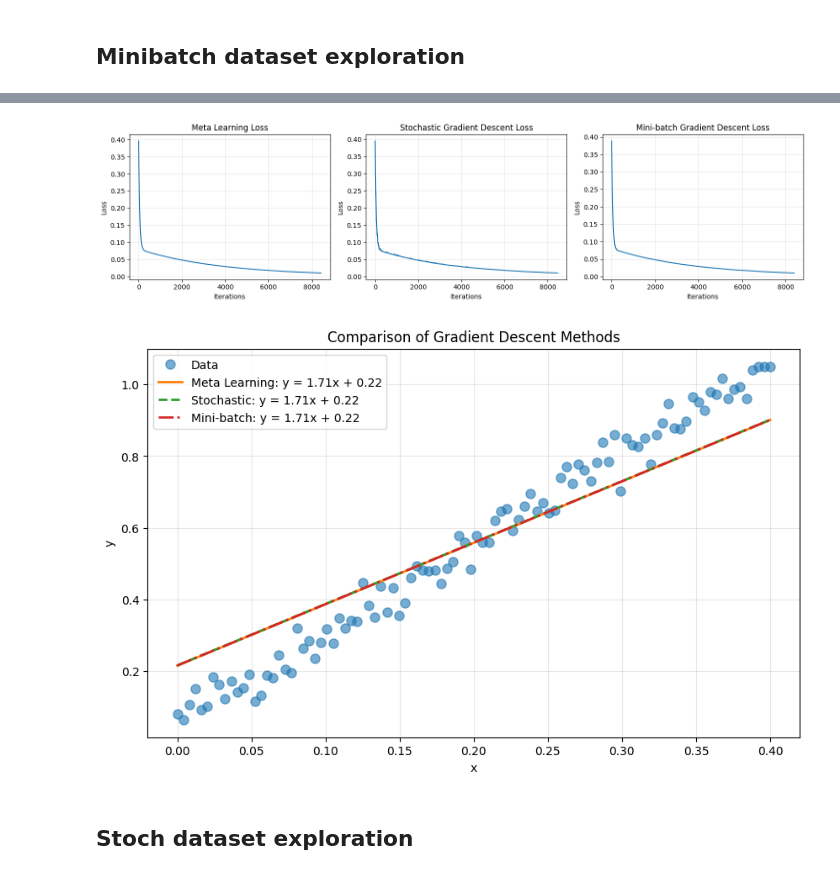
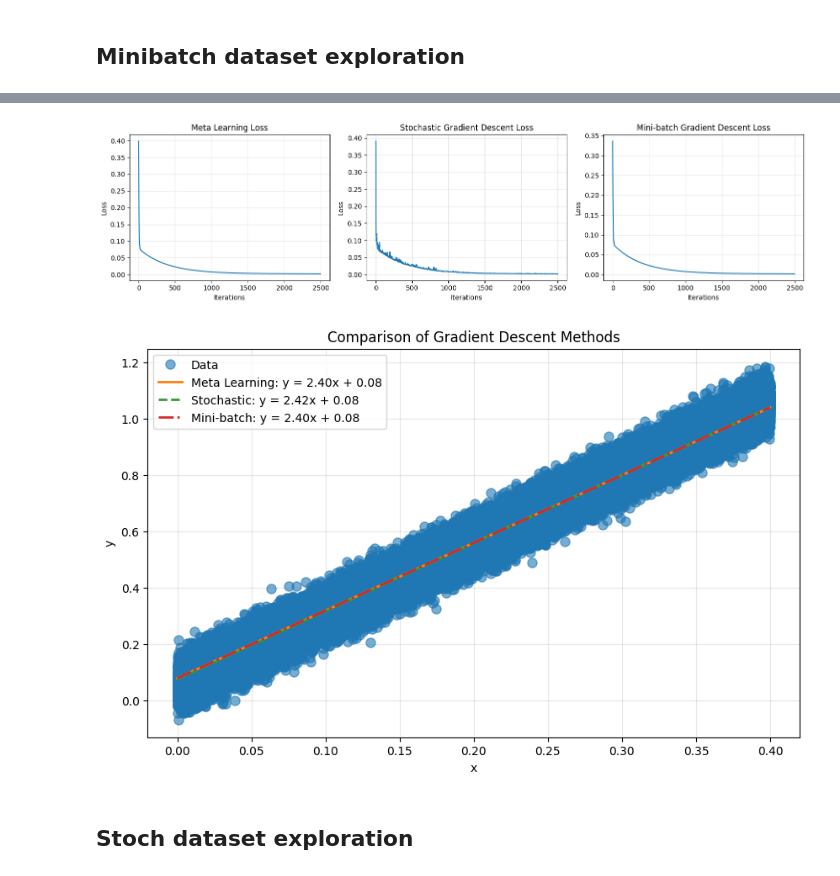
Before and after one commit to GreenCurve/prj-fin, a Jupyter notebook: 01_Floating_point_numbers.ipynb, the cells around one changed output, grey strips where cells are left out. Saved outputs shown, nothing was run; the diff lists cells and outputs as text; code cells hidden in the pictures.

```diff
--- a/01_Floating_point_numbers.ipynb
+++ b/01_Floating_point_numbers.ipynb
@@ -34,7 +34,7 @@ Suppose we need to find solution to the regression (find some parameters for it)
 # %% [markdown]
 ### Vanilla Gradient Descent
 # %%
-def gradient_descent_meta(data_x, data_y, iterations=500, learning_rate=0.05, tol=1e-2):
+def gradient_descent_meta(data_x, data_y, iterations=np.inf, learning_rate=0.05, tol=1e-2):
     """gradient_descent(data_x, data_y, iterations=1000, learning_rate=0.05) -> slope, intercept, mc, loss
     linear regression by using the gradient descent algorithm"""
     N = len(data_x)
@@ -46,7 +46,7 @@ def gradient_descent_meta(data_x, data_y, iterations=500, learning_rate=0.05, to
 
     loss_c = tol + 1
 
-    while loss_c > tol:
+    while (loss_c > tol) and (len(loss) < iterations):
         # Compute the current error
         y = data_x * m + c      # predicted value
         error =  data_y - y     # vector of differences between predicted and actual
@@ -76,7 +76,7 @@ def gradient_descent_meta(data_x, data_y, iterations=500, learning_rate=0.05, to
 # %% [markdown]
 https://www.geeksforgeeks.org/machine-learning/different-variants-of-gradient-descent/
 # %%
-def gradient_descent_mini(data_x, data_y, iterations=500, learning_rate=0.05, tol=1e-2, batch_size=20):
+def gradient_descent_mini(data_x, data_y, iterations=np.inf, learning_rate=0.05, tol=1e-2, batch_size=20):
     """gradient_descent_mini(data_x, data_y, iterations=500, learning_rate=0.05, tol=1e-2, batch_size=20) -> slope, intercept, mc, loss
     linear regression by using the mini-batch gradient descent algorithm"""
     N = len(data_x)
@@ -87,7 +87,7 @@ def gradient_descent_mini(data_x, data_y, iterations=500, learning_rate=0.05, to
 
     start = time.time()
 
-    while loss_c > tol:
+    while (loss_c > tol) and (len(loss) < iterations):
         # Random mini-batch selection (fastest method)
         idx = np.random.randint(0, N, size=batch_size)
 
@@ -117,7 +117,7 @@ def gradient_descent_mini(data_x, data_y, iterations=500, learning_rate=0.05, to
 # %% [markdown]
 https://en.wikipedia.org/wiki/Stochastic_gradient_descent
 # %%
-def gradient_descent_stoch(data_x, data_y, iterations=500, learning_rate=0.05, tol=1e-2):
+def gradient_descent_stoch(data_x, data_y, iterations=np.inf, learning_rate=0.05, tol=1e-2):
     """gradient_descent_stoch(data_x, data_y, iterations=500, learning_rate=0.05, tol=1e-3) -> slope, intercept, mc, loss
     linear regression by using the stochastic gradient descent algorithm"""
     N = len(data_x)
@@ -128,7 +128,7 @@ def gradient_descent_stoch(data_x, data_y, iterations=500, learning_rate=0.05, t
 
     start = time.time()
 
-    while loss_c > tol:
+    while (loss_c > tol) and (len(loss) < iterations):
         # Random sample selection
         idx = np.random.randint(0, N)
 
@@ -260,10 +260,10 @@ plt.show()
 np.random.seed(42)
 
 # Generate data with a linear relationship: y = 2.5x + 1.5 + noise
-data_x = np.linspace(0, 10, 100)
+data_x = np.linspace(0, 10, 100000)
 true_slope = 2.5
 true_intercept = 1.5
-noise = np.random.normal(0, 1, 100)  # Add some noise
+noise = np.random.normal(0, 1, 100000)  # Add some noise
 data_y = true_slope * data_x + true_intercept + noise
 
 data_x = data_x/25
@@ -276,15 +276,15 @@ plt.plot(data_x,data_y)
 # %%
-slope_meta, intercept_meta, mc_meta, loss_meta,time_meta = gradient_descent_meta(data_x, data_y,tol = 1e-2,learning_rate = 0.005)
-slope_stoch, intercept_stoch, mc_stoch, loss_stoch,time_stoch = gradient_descent_stoch(data_x, data_y,tol = 1e-2,learning_rate = 0.005)
-slope_mini, intercept_mini, mc_mini, loss_mini,time_mini = gradient_descent_mini(data_x, data_y,tol = 1e-2,learning_rate = 0.005)
+slope_meta, intercept_meta, mc_meta, loss_meta,time_meta = gradient_descent_meta(data_x, data_y,tol = 1e-5,iterations=2500)
+slope_stoch, intercept_stoch, mc_stoch, loss_stoch,time_stoch = gradient_descent_stoch(data_x, data_y,tol = 1e-5,iterations=2500)
+slope_mini, intercept_mini, mc_mini, loss_mini,time_mini = gradient_descent_mini(data_x, data_y,tol = 1e-5,iterations=2500,batch_size = 1500)
 
 # Print results
 print("Meta Learning:")
-print(f"  Slope (m): {slope_meta}, Intercept (c): {intercept_meta}, Iterations: {len(loss_meta)}, Time: {time_meta}")
+print(f"  Slope (m): {slope_meta}, Intercept (c): {intercept_meta}, Iterations: {len(loss_meta)}, Time: {time_meta}, Last loss: {loss_meta[-1]}")
 print("\nStochastic:")
-print(f"  Slope (m): {slope_stoch}, Intercept (c): {intercept_stoch}, Iterations: {len(loss_stoch)}, Time: {time_stoch}")
+print(f"  Slope (m): {slope_stoch}, Intercept (c): {intercept_stoch}, Iterations: {len(loss_stoch)}, Time: {time_stoch}, Last loss: {loss_stoch[-1]}")
 print("\nMini-batch:")
-print(f"  Slope (m): {slope_mini}, Intercept (c): {intercept_mini}, Iterations: {len(loss_mini)}, Time: {time_mini}")
+print(f"  Slope (m): {slope_mini}, Intercept (c): {intercept_mini}, Iterations: {len(loss_mini)}, Time: {time_mini}, Last loss: {loss_mini[-1]}")
 
 # Create figure with subplots
 fig, axes = plt.subplots(1, 3, figsize=(15, 4))
@@ -324,4 +324,4 @@ Mini-batch:
-[figure, old version]
+[figure, new version]
 # %%
 # Plot all predictions on the same plot
 plt.figure(figsize=(10, 6))
@@ -351,7 +351,7 @@ plt.title('Comparison of Gradient Descent Methods')
 plt.grid(True, alpha=0.3)
 plt.show()
 # %% [output]
-[figure, old version]
+[figure, new version]
 # %% [markdown]
 ## Stoch dataset exploration
 # %%
```
Also changed, not shown: parts of 7 cells of this notebook.
